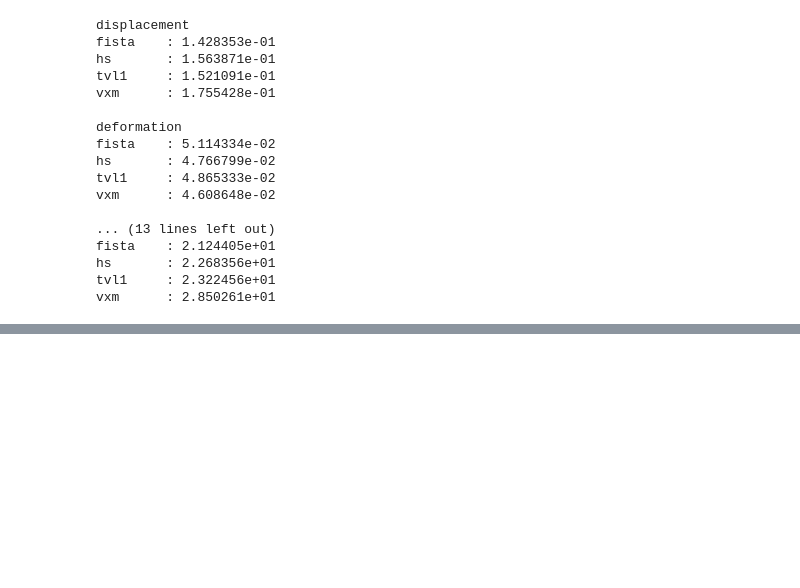
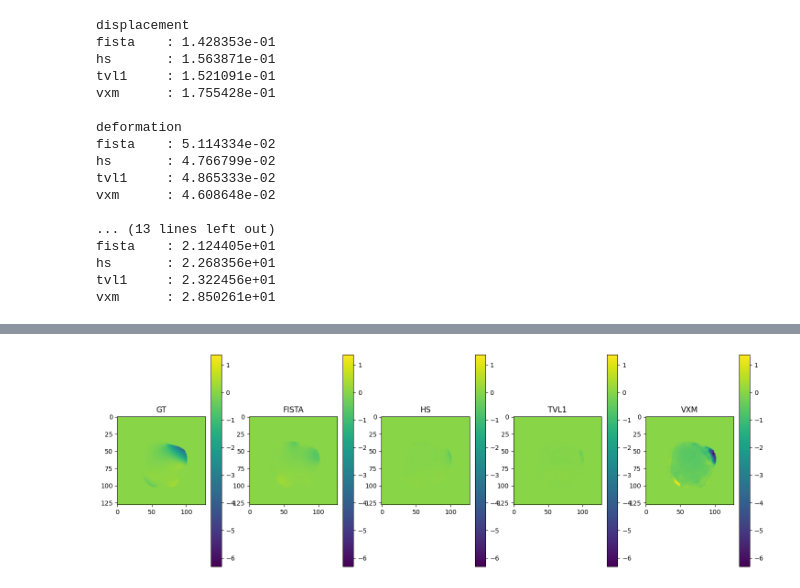
Before and after one commit to bia-pasteur/nn_dis, a Jupyter notebook: tests.ipynb, the cells around one changed output, grey strips where cells are left out. Saved outputs shown, nothing was run; the diff lists cells and outputs as text; code cells hidden in the pictures; blank space fills up the shorter version.

```diff
--- a/tests.ipynb
+++ b/tests.ipynb
@@ -380,18 +380,18 @@ def compute_rmse(computed_flows_dir, gt_flow_dir):
 
     return rmse_summary
 # %%
-# folder = Path('/Users/josephinelahmani/helix_mount/data/synthetic/test')
+folder = Path('/Users/josephinelahmani/helix_mount/data/synthetic/test')
 
-# save_path = Path('/Users/josephinelahmani/helix_mount/data/synthetic/computed_flows')
-# save_path.mkdir(exist_ok=True)
+save_path = Path('/Users/josephinelahmani/helix_mount/data/synthetic/computed_flows')
+save_path.mkdir(exist_ok=True)
 
-# with open("/Users/josephinelahmani/Desktop/nn_dis/configs/optical_flow.yaml", "r") as f:
-#     cfg = yaml.safe_load(f)
+with open("/Users/josephinelahmani/Desktop/nn_dis/configs/optical_flow.yaml", "r") as f:
+    cfg = yaml.safe_load(f)
 
-# spacing = [1.0, 0.13, 0.13]
-# save_flows(folder, model_aniso, save_path, spacing, cfg)
+spacing = [1.0, 0.13, 0.13]
+save_flows(folder, model_aniso, save_path, spacing=None)
 # %%
-computed_flows_dir = Path('/Users/josephinelahmani/Desktop/nn_dis/computed_flows')
+computed_flows_dir = Path('/Users/josephinelahmani/helix_mount/data/synthetic/computed_flows')
 gt_flow_dir = Path('/Users/josephinelahmani/helix_mount/data/synthetic/all_data')
 
 rmse_summary = compute_rmse(computed_flows_dir, gt_flow_dir)
@@ -562,19 +576,21 @@ vxm      : 2.850261e+01
 # %%
 methods = ["gt", "fista", "hs", "tvl1", "vxm"]
-method_titles = ["GT", "FISTA", "HS", "TVL1, "VXM]
+method_titles = ["GT", "FISTA", "HS", "TVL1", "VXM"]
 frame = 14
 ax = 2
 
 fig, axes = plt.subplots(1, len(methods), figsize=(18, 6))
 
 all_values = np.concatenate([results[m]['displacement'][ax, 0, frame, :].ravel() for m in methods])
 vmin, vmax = all_values.min(), all_values.max()
 
 for j, m in enumerate(methods):
     im = axes[j].imshow(results[m]['displacement'][ax, 0, frame, :], vmin=vmin, vmax=vmax)
     fig.colorbar(im, ax=axes[j])
 
     axes[j].set_title(method_titles[j], fontsize=12)
+# %% [output]
+[figure, added]
 # %%
 fig, axes = plt.subplots(1, len(methods), figsize=(18, 6))
 
```
Also changed, not shown: parts of 9 cells of this notebook, 1 other file.
